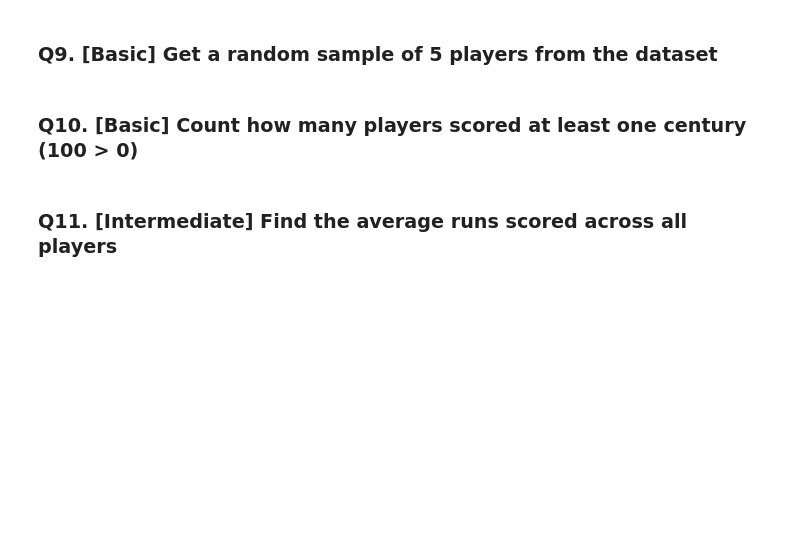
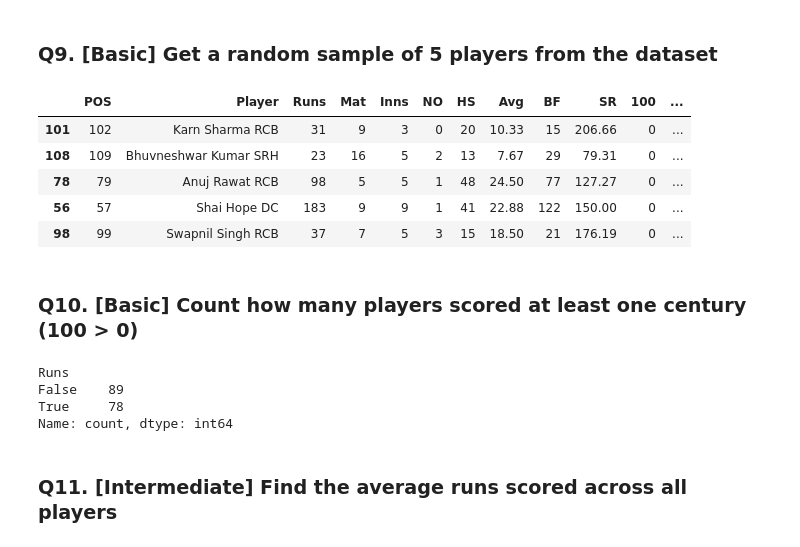
Before and after one commit to Harshit-kumar38/IPL-Dataset-Analysis-Pandas-, a Jupyter notebook: IPL_Pandas_Practice_275Q.ipynb, the cells around one changed output. Drawn from its saved outputs; the diff is of its cells as text; code cells hidden in the pictures; blank space fills up the shorter version.

```diff
--- a/IPL_Pandas_Practice_275Q.ipynb
+++ b/IPL_Pandas_Practice_275Q.ipynb
@@ -410,10 +502,24 @@ Name: HS, dtype: str
 ### Q9. [Basic] Get a random sample of 5 players from the dataset
 # %%
 # Your code here
+df.sample(5,random_state=42)
+# %% [output]
+|  | POS | Player | Runs | Mat | Inns | NO | HS | Avg | BF | SR | 100 | ... |
+| 101 | 102 | Karn Sharma RCB | 31 | 9 | 3 | 0 | 20 | 10.33 | 15 | 206.66 | 0 | ... |
+| 108 | 109 | Bhuvneshwar Kumar SRH | 23 | 16 | 5 | 2 | 13 | 7.67 | 29 | 79.31 | 0 | ... |
+| 78 | 79 | Anuj Rawat RCB | 98 | 5 | 5 | 1 | 48 | 24.50 | 77 | 127.27 | 0 | ... |
+| 56 | 57 | Shai Hope DC | 183 | 9 | 9 | 1 | 41 | 22.88 | 122 | 150.00 | 0 | ... |
+| 98 | 99 | Swapnil Singh RCB | 37 | 7 | 5 | 3 | 15 | 18.50 | 21 | 176.19 | 0 | ... |
 # %% [markdown]
 ### Q10. [Basic] Count how many players scored at least one century (100 > 0)
 # %%
 # Your code here
+(df['Runs']>=100).value_counts()
+# %% [output]
+Runs
+False    89
+True     78
+Name: count, dtype: int64
 # %% [markdown]
 ### Q11. [Intermediate] Find the average runs scored across all players
 # %%
```
Also changed, not shown: parts of 8 cells of this notebook.
